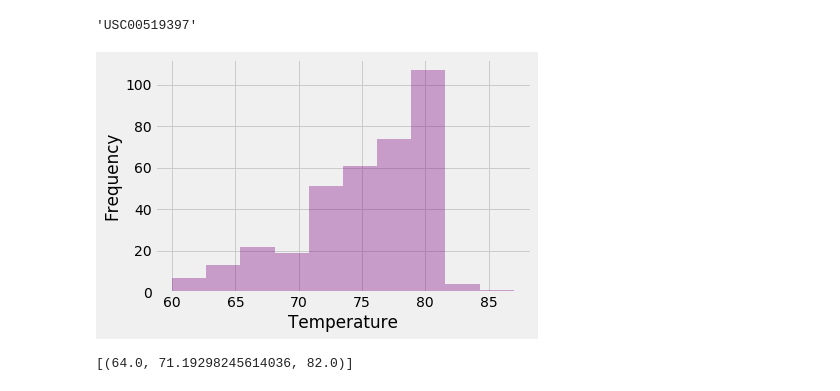
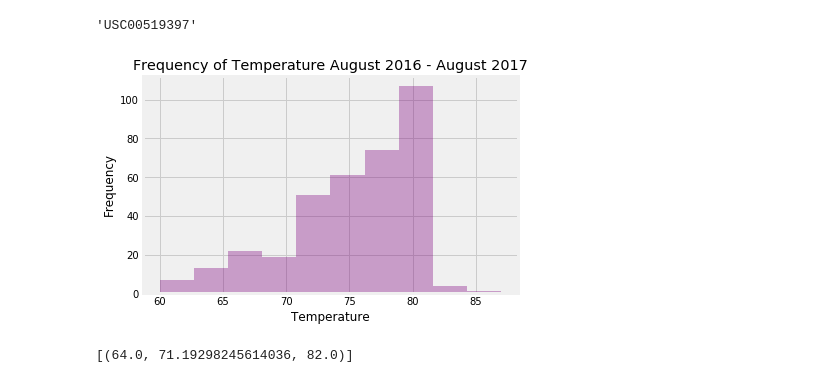
Before and after one commit to bethanylindberg/SMU_Data_Science, a Jupyter notebook: Week 10/climate_starter.ipynb, the cells around one changed output. Drawn from its saved outputs; the diff is of its cells as text; code cells hidden in the pictures.

```diff
--- a/Week 10/climate_starter.ipynb
+++ b/Week 10/climate_starter.ipynb
@@ -131,21 +133,22 @@ tempstation
 # %%
 # Choose the station with the highest number of temperature observations.
 # Query the last 12 months of temperature observation data for this station and plot the results as a histogram
 tempdata = session.query(Measurement.tobs).\
                     filter(func.strftime(Measurement.date>query_date)).\
                     filter(func.strftime(Measurement.date<last_date)).\
                     filter(Measurement.station == tempstation).\
                     group_by(Measurement.date).all()
 
 #unpack tuples into list with list comprehension
 temp = [x[0] for x in tempdata]
 
 plt.hist(temp, bins=10,color="purple",alpha=.35)
 plt.ylabel("Frequency")
 plt.xlabel("Temperature")
+plt.title("Frequency of Temperature August 2016 - August 2017")
 plt.savefig(".\\Output\\temphist.png")
 # %% [output]
-[figure, old version]
+[figure, new version]
 # %%
 # This function called `calc_temps` will accept start date and end date in the format '%Y-%m-%d'
 # and return the minimum, average, and maximum temperatures for that range of dates
```
Also changed, not shown: parts of 3 cells of this notebook, 9 other files.
